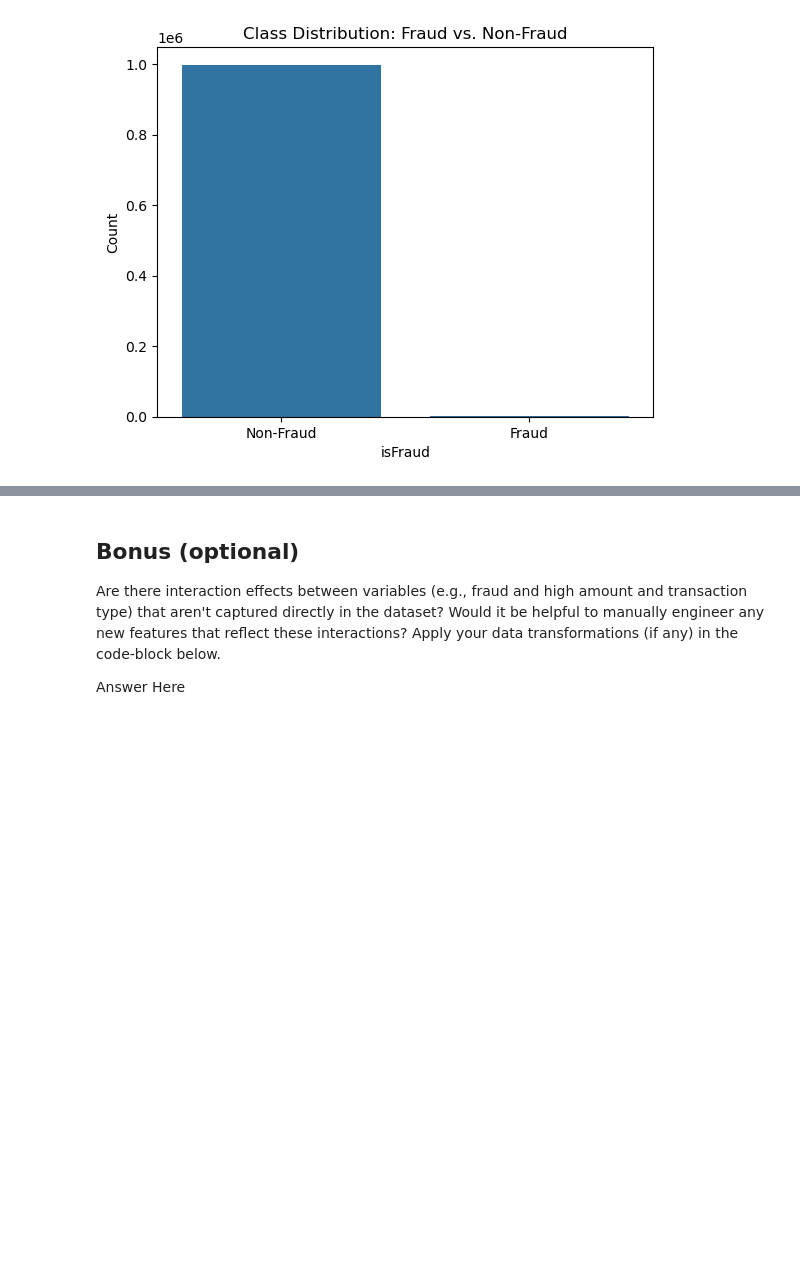
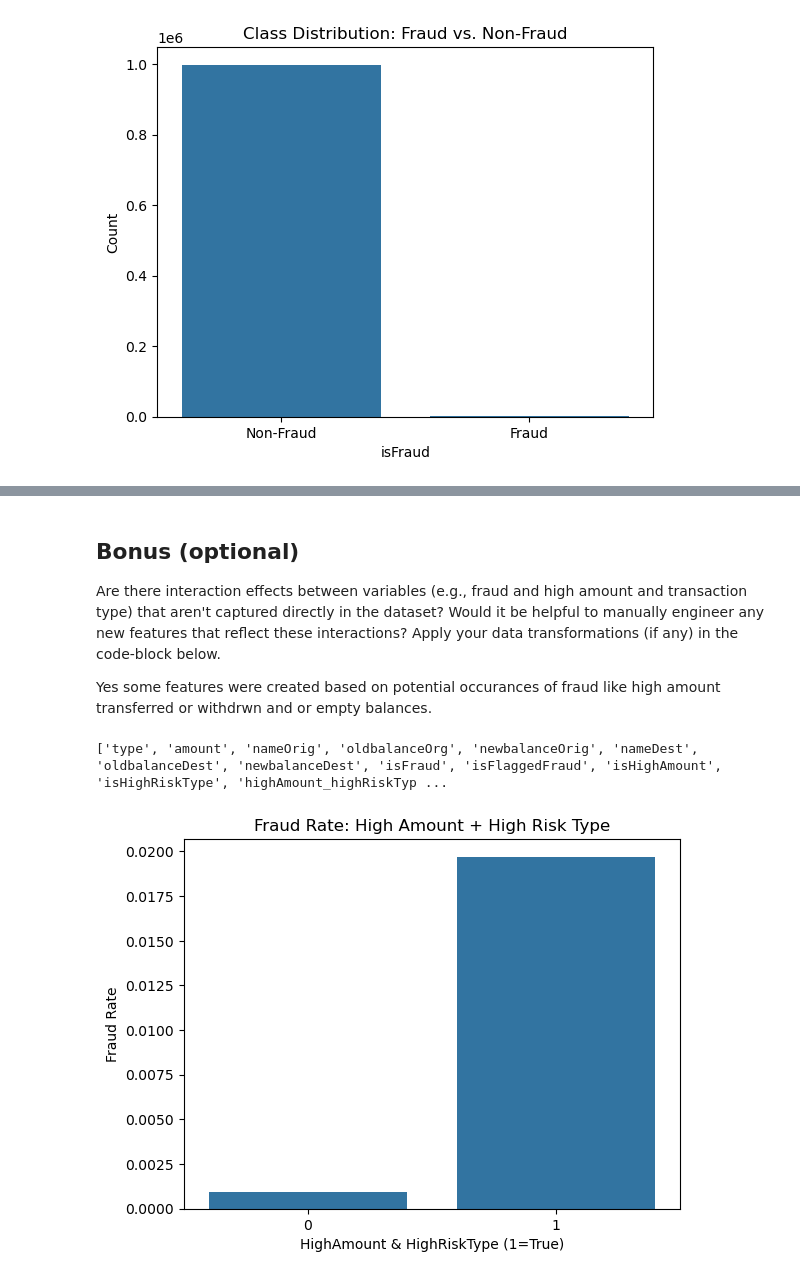
Before and after one commit to Alyssacobbs/FinanceMachineLearningModel, a Jupyter notebook: detect-fraud/notebooks/transform.ipynb, the cells around one changed output, grey strips where cells are left out. Saved outputs shown, nothing was run; the diff lists cells and outputs as text; code cells hidden in the pictures; blank space fills up the shorter version.

Commit message:
tansform and model data edits

```diff
--- a/detect-fraud/notebooks/transform.ipynb
+++ b/detect-fraud/notebooks/transform.ipynb
@@ -199,4 +211,4 @@ X_resampled, y_resampled = smote.fit_resample(X, y)
 
 Are there interaction effects between variables (e.g., fraud and high amount and transaction type) that aren't captured directly in the dataset? Would it be helpful to manually engineer any new features that reflect these interactions? Apply your data transformations (if any) in the code-block below.
 
-Answer Here
+Yes some features were created based on potential occurances of fraud like high amount transferred or withdrwn and or empty balances.
@@ -204,0 +217,37 @@ Answer Here
+# %%
+print(df.columns.tolist())
+# %% [output]
+['type', 'amount', 'nameOrig', 'oldbalanceOrg', 'newbalanceOrig', 'nameDest', 'oldbalanceDest', 'newbalanceDest', 'isFraud', 'isFlaggedFraud', 'isHighAmount', 'isHighRiskType', 'highAmount_highRiskTyp ...
+# %%
+# Create a flag for high-value amounts
+df['isHighAmount'] = df['amount'] > 1e6
+
+# Create a flag for high-risk transaction amounts
+df['isHighRiskType'] = df['type'].isin(['TRANSFER', 'CASH_OUT'])
+
+# Interaction feature: high amount + high-risk type
+df['highAmount_highRiskType'] = (
+    df['isHighAmount'] & df['isHighRiskType']
+).astype(int)
+
+# Balance behavior feature: balance dropped to zero after transaction
+df['origin_balance_zeroed'] = (
+    (df['newbalanceOrig'] == 0) & (df['amount'] > 0)
+).astype(int)
+
+# Destination account was empty before transaction
+df['dest_was_empty'] = (
+    df['oldbalanceDest'] == 0
+).astype(int)
+# %%
+# Calculate fraud rate grouped by new feature
+fraud_rate = df.groupby('highAmount_highRiskType')['isFraud'].mean().reset_index()
+
+# Plot
+sns.barplot(x='highAmount_highRiskType', y='isFraud', data=fraud_rate)
+plt.title('Fraud Rate: High Amount + High Risk Type')
+plt.xlabel('HighAmount & HighRiskType (1=True)')
+plt.ylabel('Fraud Rate')
+plt.show()
+# %% [output]
+[figure, added]
```
Also changed, not shown: parts of 23 cells of this notebook, 1 other file.
